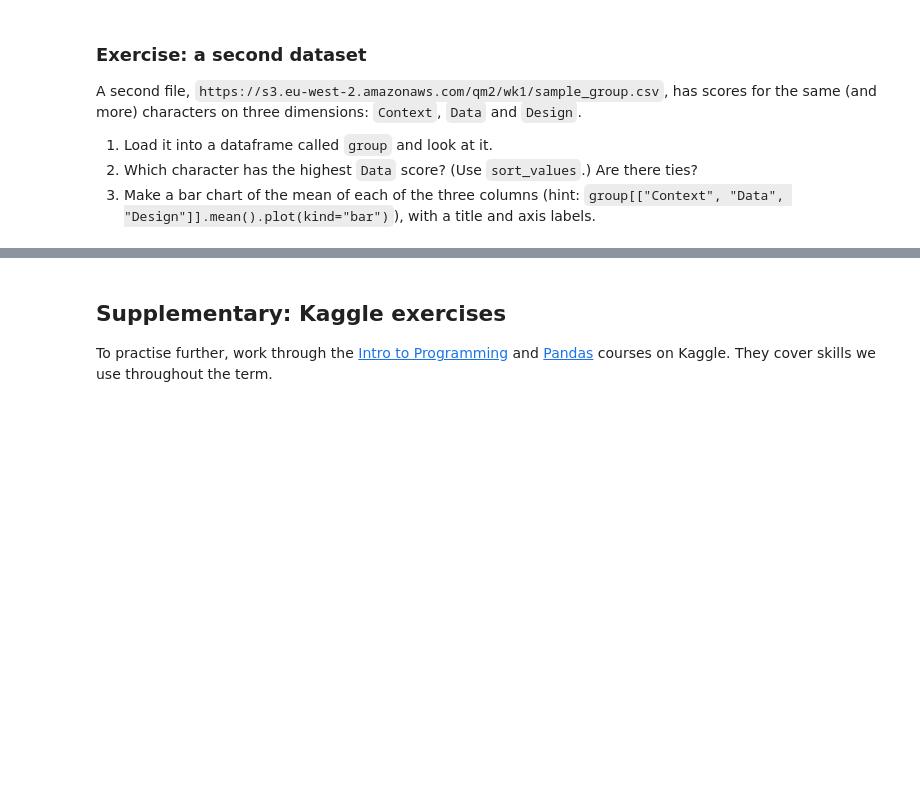
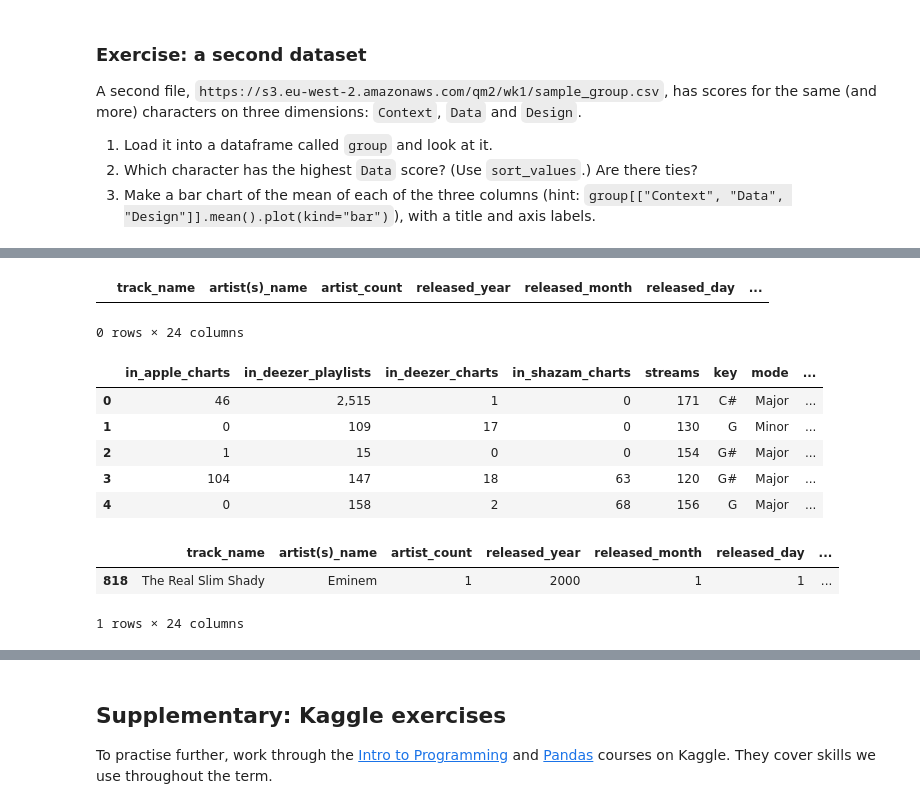
Before and after one commit to tracychencjh/QM2, a Jupyter notebook: notebooks/W01. Python Recap.ipynb, the cells around one changed output, grey strips where cells are left out. Cells and saved outputs as stored; diff of their text form; code cells hidden in the pictures; blank space fills up the shorter version.

```diff
--- a/notebooks/W01. Python Recap.ipynb
+++ b/notebooks/W01. Python Recap.ipynb
@@ -251,0 +315,10 @@ Keep a note of your answer: you will enter it in the Problem Set Answers quiz on
+# %%
+# Your code here
+
+import pandas as pd
+
+url = "https://oballinger.github.io/BASC0005/data/assessed/w01_spotify_2023.csv"
+
+spotify = pd.read_csv(url)
+
+spotify.head()
@@ -251,0 +343,25 @@ Keep a note of your answer: you will enter it in the Problem Set Answers quiz on
+# %%
+filtered = spotify[spotify["streams"] > 1000000000]
+
+filtered.sort_values(by="danceability_%", ascending=False).head(1)
+# %% [output]
+|  | track_name | artist(s)_name | artist_count | released_year | released_month | released_day | ... |
+0 rows × 24 columns
+# %%
+spotify["streams"].describe()
+spotify.iloc[:, 10:20].head()
+# %% [output]
+|  | in_apple_charts | in_deezer_playlists | in_deezer_charts | in_shazam_charts | streams | key | mode | ... |
+| 0 | 46 | 2,515 | 1 | 0 | 171 | C# | Major | ... |
+| 1 | 0 | 109 | 17 | 0 | 130 | G | Minor | ... |
+| 2 | 1 | 15 | 0 | 0 | 154 | G# | Major | ... |
+| 3 | 104 | 147 | 18 | 63 | 120 | G# | Major | ... |
+| 4 | 0 | 158 | 2 | 68 | 156 | G | Major | ... |
+# %%
+spotify[["streams", "bpm", "danceability_%"]].head()
+filtered = spotify[spotify["bpm"] > 1000000000]
+filtered.sort_values(by="danceability_%", ascending=False).head(1)
+# %% [output]
+|  | track_name | artist(s)_name | artist_count | released_year | released_month | released_day | ... |
+| 818 | The Real Slim Shady | Eminem | 1 | 2000 | 1 | 1 | ... |
+1 rows × 24 columns
```
Also changed, not shown: parts of 14 cells of this notebook.
